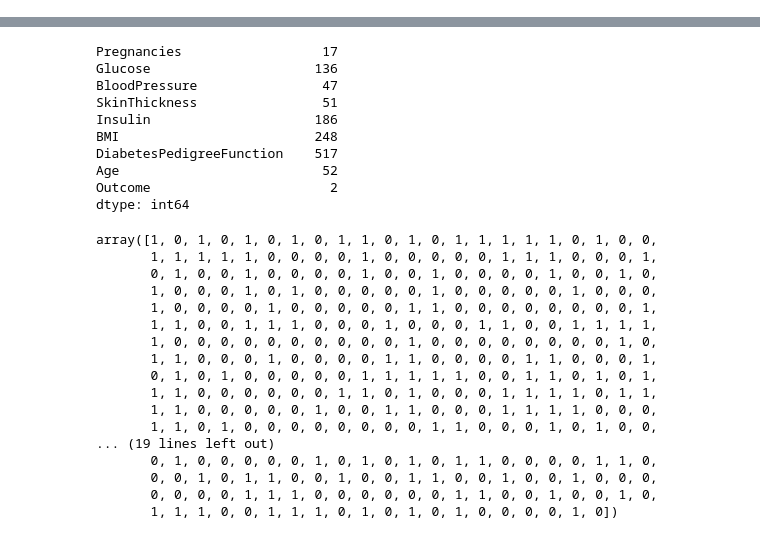
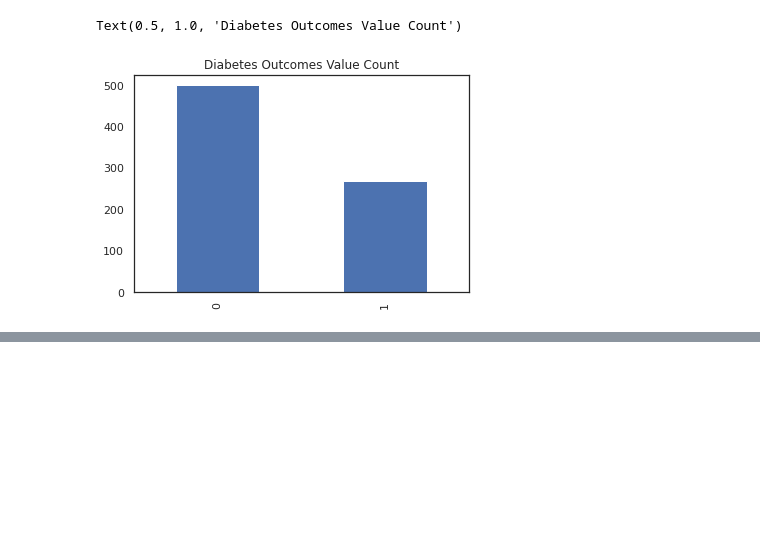
Before and after one commit to muditbit/Diabetic-logistic, a Jupyter notebook: diabetes_prediction.ipynb, the cells around one changed output, grey strips where cells are left out. Drawn from its saved outputs; the diff is of its cells as text; code cells hidden in the pictures; blank space fills up the shorter version.

```diff
--- a/diabetes_prediction.ipynb
+++ b/diabetes_prediction.ipynb
@@ -31,0 +13,5 @@ Name: Outcome, dtype: int64
+# %%
+#loading the dataset
+
+df = pd.read_csv('diabetes.csv')
+df.head()
@@ -32,3 +61,10 @@ Name: Outcome, dtype: int64
+# %%
+#visualing the the balance of data i.e. no of true and false values or 0-1 values etc
+
+df.Outcome.value_counts().plot(kind = 'bar').set_title('Diabetes Outcomes Value Count')
+# %% [output]
+Text(0.5, 1.0, 'Diabetes Outcomes Value Count')
+[figure, added]
 # %%
 df.describe().round(decimals=2)
 # %% [output]
@@ -41,17 +77,3 @@ df.describe().round(decimals=2)
 | 50% | 3.00 | 117.00 | 72.00 | 23.00 | 30.50 | 32.00 | 0.37 | 29.00 | ... |
 | 75% | 6.00 | 140.25 | 80.00 | 32.00 | 127.25 | 36.60 | 0.63 | 41.00 | ... |
 | max | 17.00 | 199.00 | 122.00 | 99.00 | 846.00 | 67.10 | 2.42 | 81.00 | ... |
-# %%
-df.shape
-df.nunique()
-# %% [output]
-Pregnancies                  17
-Glucose                     136
-BloodPressure                47
-SkinThickness                51
-Insulin                     186
-BMI                         248
-DiabetesPedigreeFunction    517
-Age                          52
-Outcome                       2
-dtype: int64
@@ -61,20 +79,0 @@ y = df.iloc[:,8].values
-# %%
-y
-# %% [output]
-array([1, 0, 1, 0, 1, 0, 1, 0, 1, 1, 0, 1, 0, 1, 1, 1, 1, 1, 0, 1, 0, 0,
-       1, 1, 1, 1, 1, 0, 0, 0, 0, 1, 0, 0, 0, 0, 0, 1, 1, 1, 0, 0, 0, 1,
-       0, 1, 0, 0, 1, 0, 0, 0, 0, 1, 0, 0, 1, 0, 0, 0, 0, 1, 0, 0, 1, 0,
-       1, 0, 0, 0, 1, 0, 1, 0, 0, 0, 0, 0, 1, 0, 0, 0, 0, 0, 1, 0, 0, 0,
-       1, 0, 0, 0, 0, 1, 0, 0, 0, 0, 0, 1, 1, 0, 0, 0, 0, 0, 0, 0, 0, 1,
-       1, 1, 0, 0, 1, 1, 1, 0, 0, 0, 1, 0, 0, 0, 1, 1, 0, 0, 1, 1, 1, 1,
-       1, 0, 0, 0, 0, 0, 0, 0, 0, 0, 0, 1, 0, 0, 0, 0, 0, 0, 0, 0, 1, 0,
-       1, 1, 0, 0, 0, 1, 0, 0, 0, 0, 1, 1, 0, 0, 0, 0, 1, 1, 0, 0, 0, 1,
-       0, 1, 0, 1, 0, 0, 0, 0, 0, 1, 1, 1, 1, 1, 0, 0, 1, 1, 0, 1, 0, 1,
-       1, 1, 0, 0, 0, 0, 0, 0, 1, 1, 0, 1, 0, 0, 0, 1, 1, 1, 1, 0, 1, 1,
-       1, 1, 0, 0, 0, 0, 0, 1, 0, 0, 1, 1, 0, 0, 0, 1, 1, 1, 1, 0, 0, 0,
-       1, 1, 0, 1, 0, 0, 0, 0, 0, 0, 0, 0, 1, 1, 0, 0, 0, 1, 0, 1, 0, 0,
-... (19 lines left out)
-       0, 1, 0, 0, 0, 0, 0, 1, 0, 1, 0, 1, 0, 1, 1, 0, 0, 0, 0, 1, 1, 0,
-       0, 0, 1, 0, 1, 1, 0, 0, 1, 0, 0, 1, 1, 0, 0, 1, 0, 0, 1, 0, 0, 0,
-       0, 0, 0, 0, 1, 1, 1, 0, 0, 0, 0, 0, 0, 1, 1, 0, 0, 1, 0, 0, 1, 0,
-       1, 1, 1, 0, 0, 1, 1, 1, 0, 1, 0, 1, 0, 1, 0, 0, 0, 0, 1, 0])
```
Also changed, not shown: parts of 40 cells of this notebook.
